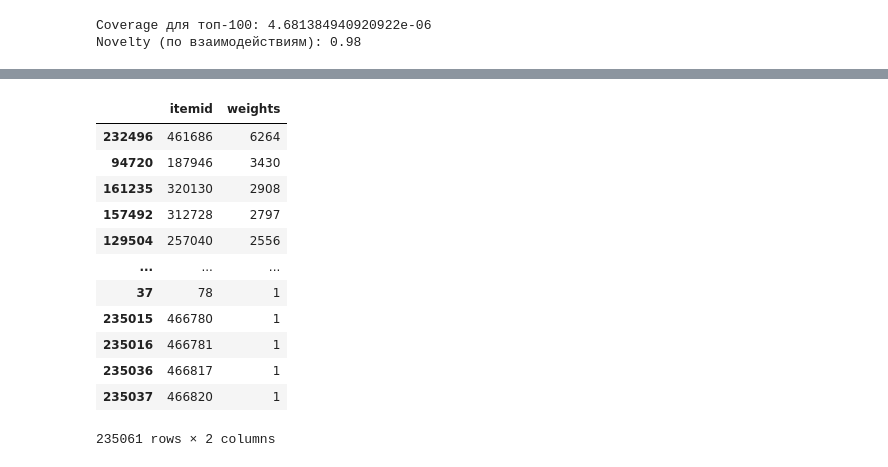
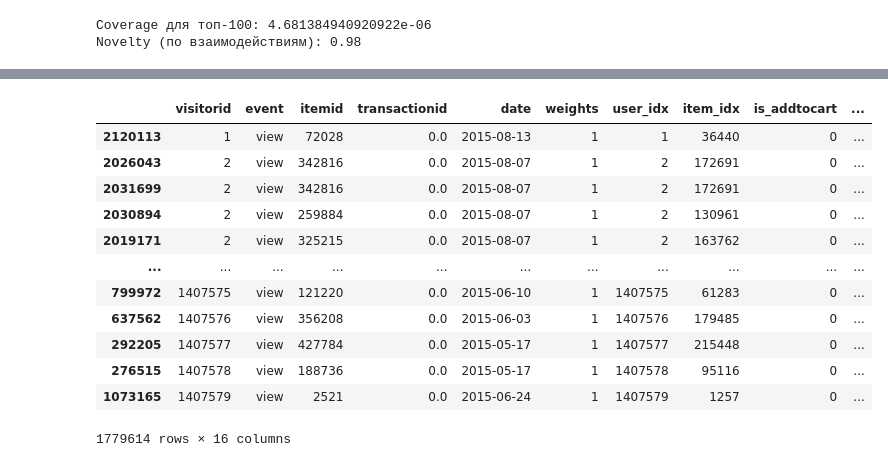
Before and after one commit to Krestom/mle-pr-final, a Jupyter notebook: main.ipynb, the cells around one changed output, grey strips where cells are left out. Drawn from its saved outputs; the diff is of its cells as text; code cells hidden in the pictures.

```diff
--- a/main.ipynb
+++ b/main.ipynb
@@ -706,19 +670,20 @@ Name: itemid, Length: 1779614, dtype: int64
-# %%
-top_recs
-# %% [output]
-|  | itemid | weights |
-| 232496 | 461686 | 6264 |
-| 94720 | 187946 | 3430 |
-| 161235 | 320130 | 2908 |
-| 157492 | 312728 | 2797 |
-| 129504 | 257040 | 2556 |
-| ... | ... | ... |
-| 37 | 78 | 1 |
-| 235015 | 466780 | 1 |
-| 235016 | 466781 | 1 |
-| 235036 | 466817 | 1 |
-| 235037 | 466820 | 1 |
-235061 rows × 2 columns
 # %%
 top_recs = top_recs.sort_values(by=['itemid', 'weights'], ascending=[True, False])
 top_recs['rank'] = top_recs.groupby('itemid').cumcount() + 1
+# %%
+rcs = pd.read_parquet('data/recommendations.parquet')
+rcs
+# %% [output]
+|  | visitorid | event | itemid | transactionid | date | weights | user_idx | item_idx | is_addtocart | ... |
+| 2120113 | 1 | view | 72028 | 0.0 | 2015-08-13 | 1 | 1 | 36440 | 0 | ... |
+| 2026043 | 2 | view | 342816 | 0.0 | 2015-08-07 | 1 | 2 | 172691 | 0 | ... |
+| 2031699 | 2 | view | 342816 | 0.0 | 2015-08-07 | 1 | 2 | 172691 | 0 | ... |
+| 2030894 | 2 | view | 259884 | 0.0 | 2015-08-07 | 1 | 2 | 130961 | 0 | ... |
+| 2019171 | 2 | view | 325215 | 0.0 | 2015-08-07 | 1 | 2 | 163762 | 0 | ... |
+| ... | ... | ... | ... | ... | ... | ... | ... | ... | ... | ... |
+| 799972 | 1407575 | view | 121220 | 0.0 | 2015-06-10 | 1 | 1407575 | 61283 | 0 | ... |
+| 637562 | 1407576 | view | 356208 | 0.0 | 2015-06-03 | 1 | 1407576 | 179485 | 0 | ... |
+| 292205 | 1407577 | view | 427784 | 0.0 | 2015-05-17 | 1 | 1407577 | 215448 | 0 | ... |
+| 276515 | 1407578 | view | 188736 | 0.0 | 2015-05-17 | 1 | 1407578 | 95116 | 0 | ... |
+| 1073165 | 1407579 | view | 2521 | 0.0 | 2015-06-24 | 1 | 1407579 | 1257 | 0 | ... |
+1779614 rows × 16 columns
```
Also changed, not shown: parts of 6 cells of this notebook.
